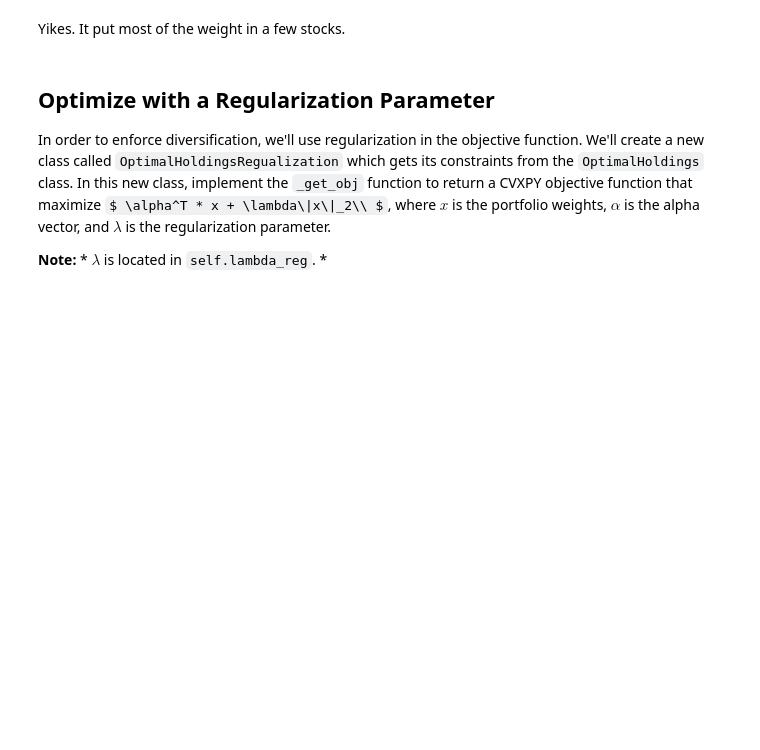
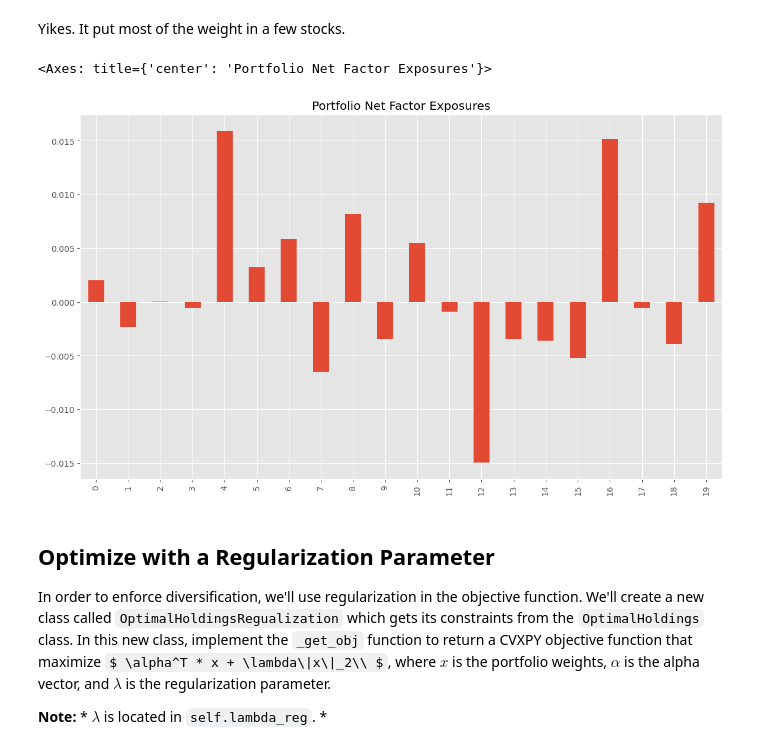
Before and after one commit to ansingh16/AI_for_trading, a Jupyter notebook: Projects/Project4-Multi-Factor-Model.ipynb, the cells around one changed output. Saved outputs shown, nothing was run; the diff lists cells and outputs as text; code cells hidden in the pictures; some formulas as TeX source; blank space fills up the shorter version.

```diff
--- a/Projects/Project4-Multi-Factor-Model.ipynb
+++ b/Projects/Project4-Multi-Factor-Model.ipynb
@@ -1148,9 +1123,12 @@ x_axis.set_visible(False)
 # %% [markdown]
 Yikes. It put most of the weight in a few stocks.
 # %%
-project_helper.get_factor_exposures(risk_model['factor_betas'], optimal_weights).plot.bar(
+project4_helper.get_factor_exposures(risk_model['factor_betas'], optimal_weights).plot.bar(
     title='Portfolio Net Factor Exposures',
     legend=False)
+# %% [output]
+<Axes: title={'center': 'Portfolio Net Factor Exposures'}>
+[figure, added]
 # %% [markdown]
 ## Optimize with a Regularization Parameter
 In order to enforce diversification, we'll use regularization in the objective function. We'll create a new class called `OptimalHoldingsRegualization` which gets its constraints from the `OptimalHoldings` class. In this new class, implement the `_get_obj` function to return a CVXPY objective function that maximize $ \alpha^T * x + \lambda\|x\|_2\\ $, where $ x $ is the portfolio weights, $ \alpha $ is the alpha vector, and $ \lambda $ is the regularization parameter.
```
Also changed, not shown: parts of 11 cells of this notebook, 1 other file.
